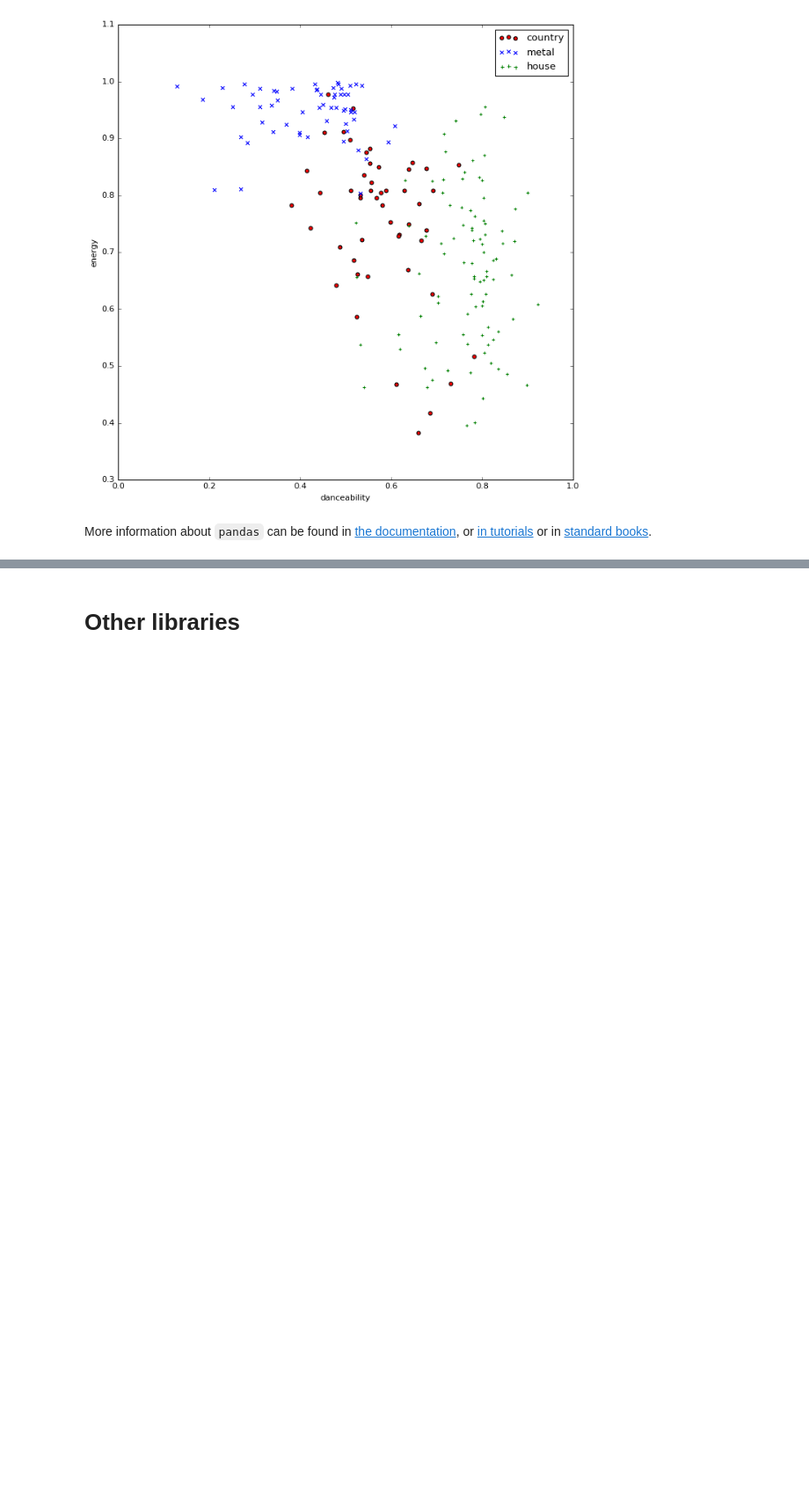
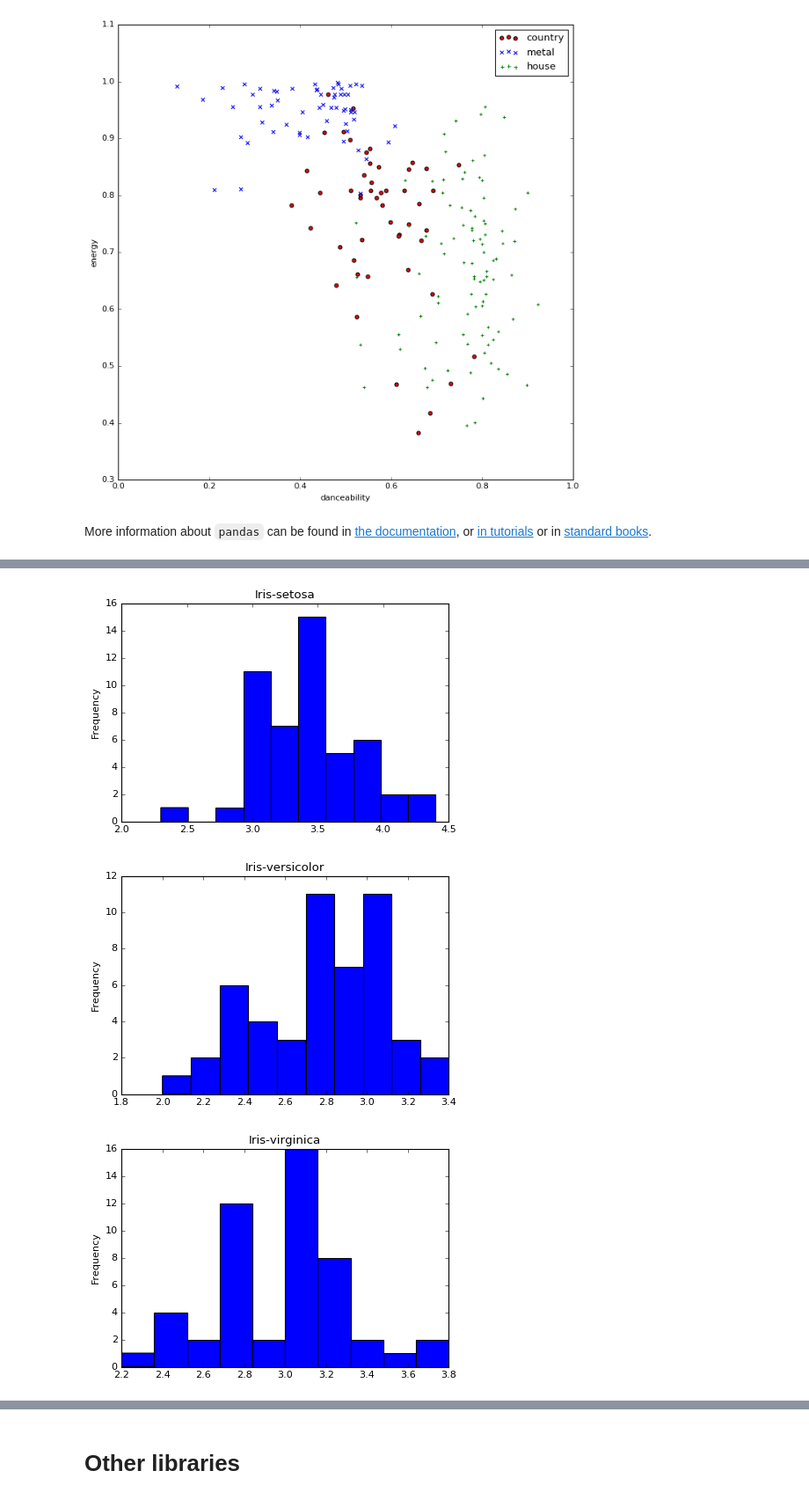
Before and after one commit to IanHawke/msc-or-python, a Jupyter notebook: 03-plotting-data.ipynb, the cells around one changed output, grey strips where cells are left out. Shown at 88% size. Cells and saved outputs as stored; diff of their text form; code cells hidden in the pictures; blank space fills up the shorter version.

```diff
--- a/03-plotting-data.ipynb
+++ b/03-plotting-data.ipynb
@@ -337,0 +343,12 @@ More information about `pandas` can be found in [the documentation](http://panda
+# %%
+for name, df in iris.groupby('Name'):
+    # create a new figure
+    pyplot.figure()
+    # plot histogram of sepalwidth
+    df['SepalWidth'].plot.hist()
+    # add title
+    pyplot.title(name)
+# %% [output]
+[figure, added]
+[figure, added]
+[figure, added]
```
Also changed, not shown: parts of 5 cells of this notebook, 1 other file.
